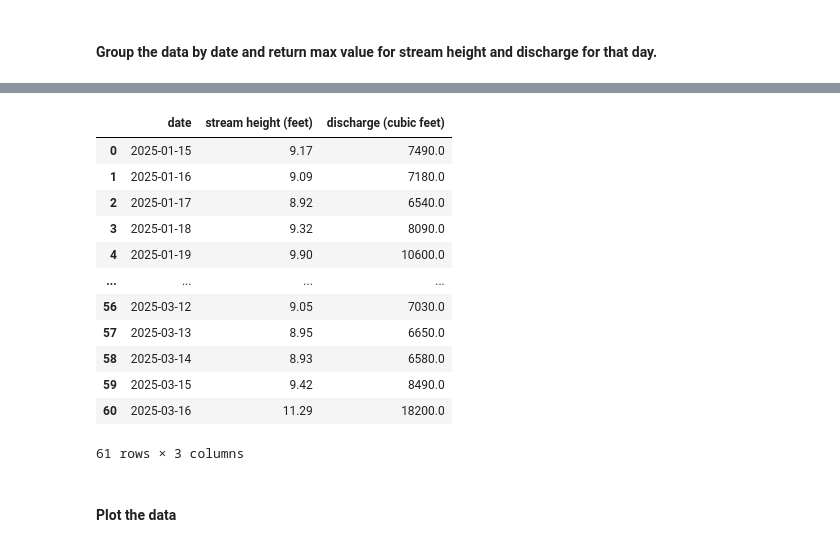
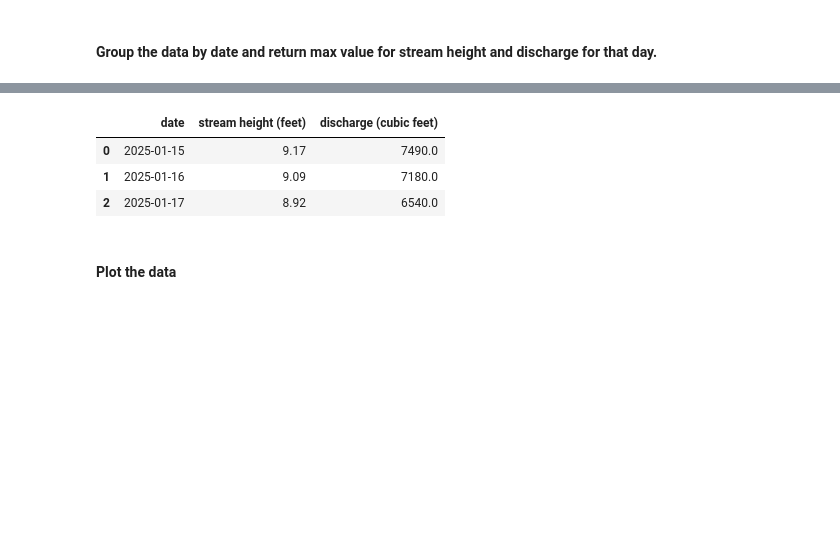
Before and after one commit to ianhorn/codeky-da-capstone, a Jupyter notebook: project/project.ipynb, the cells around one changed output, grey strips where cells are left out. Drawn from its saved outputs; the diff is of its cells as text; code cells hidden in the pictures; blank space fills up the shorter version.

```diff
--- a/project/project.ipynb
+++ b/project/project.ipynb
@@ -135,7 +111,7 @@ clean_water_df_groupby = clean_water_df.groupby('date', as_index=False).agg({
     'stream height (feet)': 'max',
     'discharge (cubic feet)': 'max'
 })
-print(f'The new dataframe has {clean_water_df_groupby.shape[1]} columns\n and {clean_water_df_groupby.shape[0]} rows.')
-clean_water_df_groupby
+print(f'The new dataframe has {clean_water_df_groupby.shape[1]} columns\nand {clean_water_df_groupby.shape[0]} rows.')
+clean_water_df_groupby.head(3)
 # %% [output]
 The new dataframe has 3 columns
@@ -143,16 +119,7 @@ The new dataframe has 3 columns
 |  | date | stream height (feet) | discharge (cubic feet) |
 | 0 | 2025-01-15 | 9.17 | 7490.0 |
 | 1 | 2025-01-16 | 9.09 | 7180.0 |
 | 2 | 2025-01-17 | 8.92 | 6540.0 |
-| 3 | 2025-01-18 | 9.32 | 8090.0 |
-| 4 | 2025-01-19 | 9.90 | 10600.0 |
-| ... | ... | ... | ... |
-| 56 | 2025-03-12 | 9.05 | 7030.0 |
-| 57 | 2025-03-13 | 8.95 | 6650.0 |
-| 58 | 2025-03-14 | 8.93 | 6580.0 |
-| 59 | 2025-03-15 | 9.42 | 8490.0 |
-| 60 | 2025-03-16 | 11.29 | 18200.0 |
-61 rows × 3 columns
 # %% [markdown]
 #### Plot the data
 # %%
```
Also changed, not shown: parts of 12 cells of this notebook.
